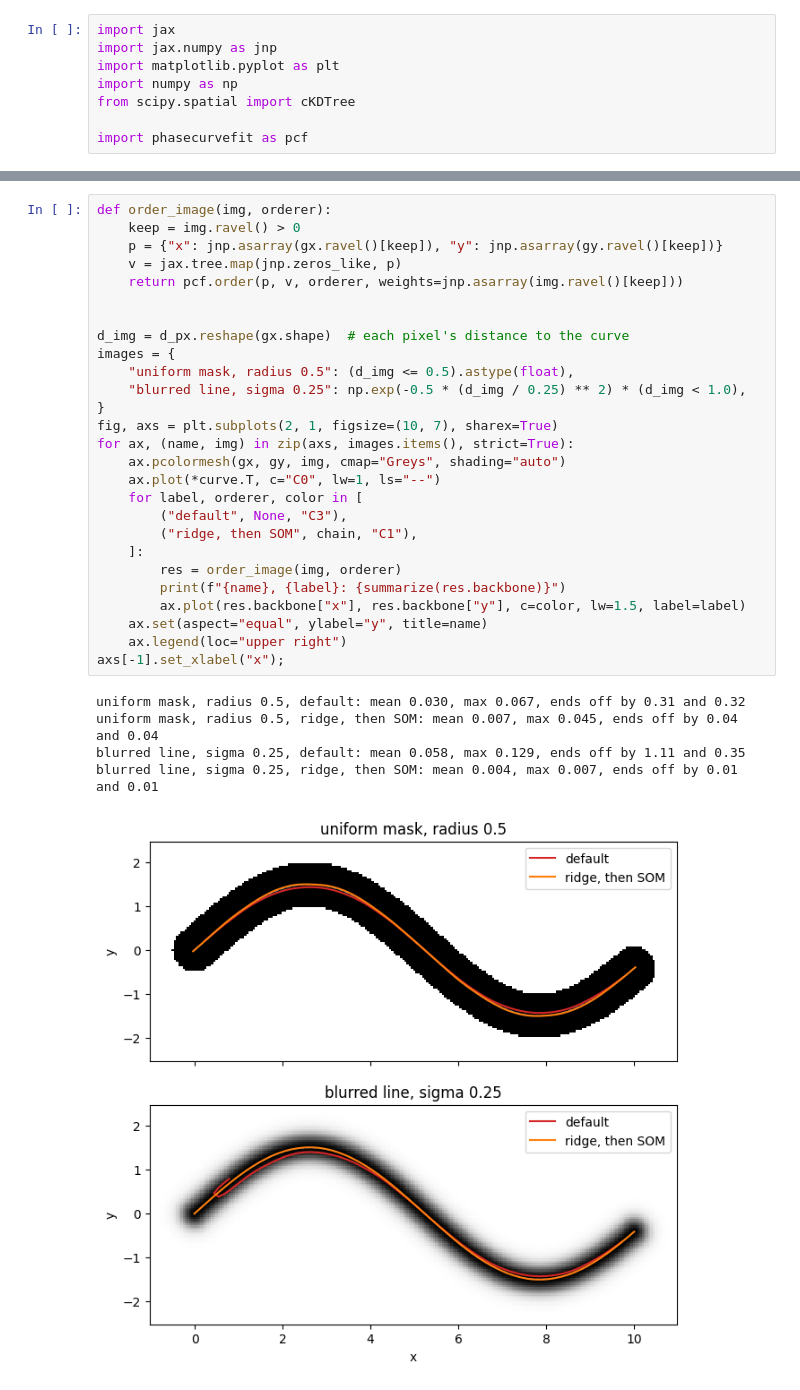
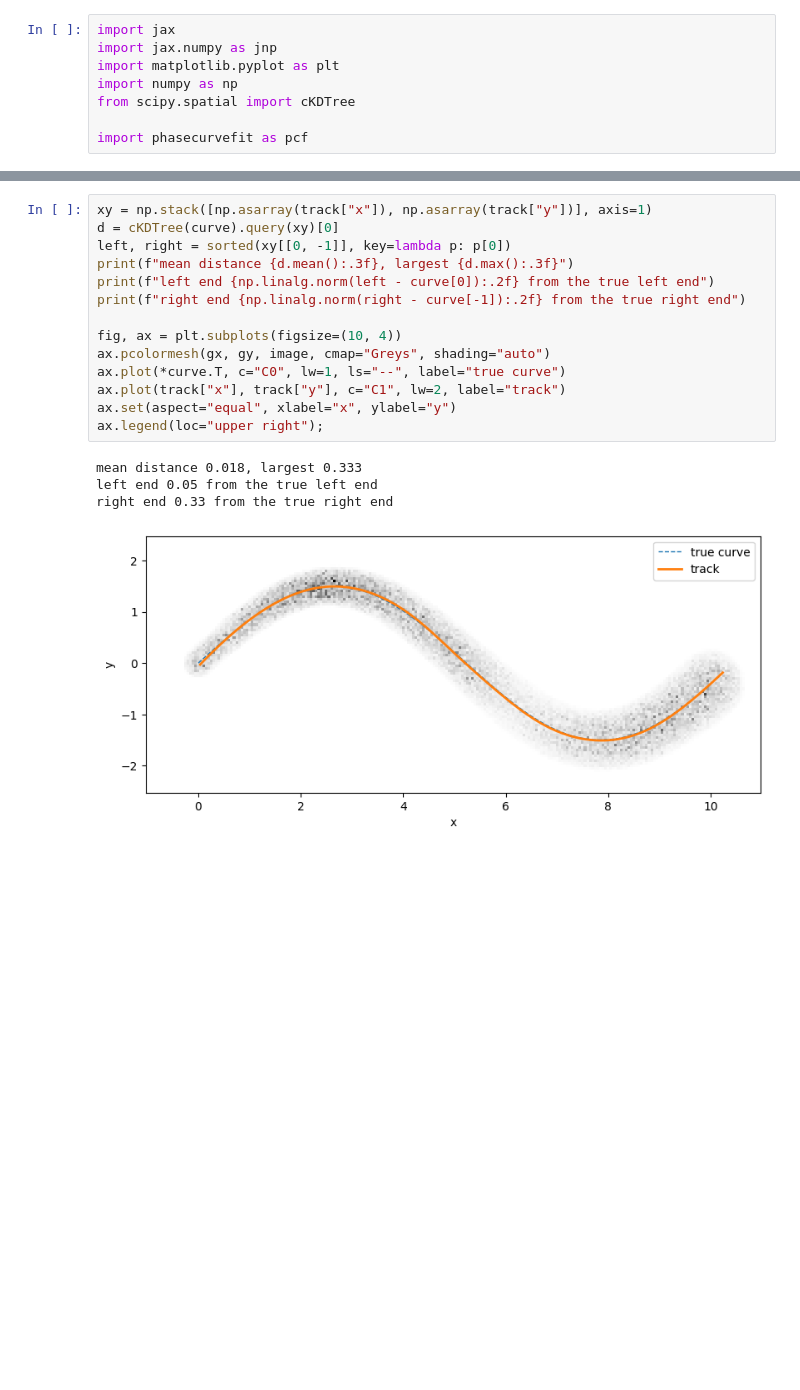
Before and after one commit to GalacticDynamics/phasecurvefit, a Jupyter notebook: docs/tutorials/density_fields.ipynb, the cells around one changed output, grey strips where cells are left out. Drawn from its saved outputs; the diff is of its cells as text; blank space fills up the shorter version.

```diff
--- a/docs/tutorials/density_fields.ipynb
+++ b/docs/tutorials/density_fields.ipynb
@@ -229,34 +130,20 @@ line from end to end:
 # %%
-def order_image(img, orderer):
-    keep = img.ravel() > 0
-    p = {"x": jnp.asarray(gx.ravel()[keep]), "y": jnp.asarray(gy.ravel()[keep])}
-    v = jax.tree.map(jnp.zeros_like, p)
-    return pcf.order(p, v, orderer, weights=jnp.asarray(img.ravel()[keep]))
+xy = np.stack([np.asarray(track["x"]), np.asarray(track["y"])], axis=1)
+d = cKDTree(curve).query(xy)[0]
+left, right = sorted(xy[[0, -1]], key=lambda p: p[0])
+print(f"mean distance {d.mean():.3f}, largest {d.max():.3f}")
+print(f"left end {np.linalg.norm(left - curve[0]):.2f} from the true left end")
+print(f"right end {np.linalg.norm(right - curve[-1]):.2f} from the true right end")
 
-
-d_img = d_px.reshape(gx.shape)  # each pixel's distance to the curve
-images = {
-    "uniform mask, radius 0.5": (d_img <= 0.5).astype(float),
-    "blurred line, sigma 0.25": np.exp(-0.5 * (d_img / 0.25) ** 2) * (d_img < 1.0),
-}
-fig, axs = plt.subplots(2, 1, figsize=(10, 7), sharex=True)
-for ax, (name, img) in zip(axs, images.items(), strict=True):
-    ax.pcolormesh(gx, gy, img, cmap="Greys", shading="auto")
-    ax.plot(*curve.T, c="C0", lw=1, ls="--")
-    for label, orderer, color in [
-        ("default", None, "C3"),
-        ("ridge, then SOM", chain, "C1"),
-    ]:
-        res = order_image(img, orderer)
-        print(f"{name}, {label}: {summarize(res.backbone)}")
-        ax.plot(res.backbone["x"], res.backbone["y"], c=color, lw=1.5, label=label)
-    ax.set(aspect="equal", ylabel="y", title=name)
-    ax.legend(loc="upper right")
-axs[-1].set_xlabel("x");
+fig, ax = plt.subplots(figsize=(10, 4))
+ax.pcolormesh(gx, gy, image, cmap="Greys", shading="auto")
+ax.plot(*curve.T, c="C0", lw=1, ls="--", label="true curve")
+ax.plot(track["x"], track["y"], c="C1", lw=2, label="track")
+ax.set(aspect="equal", xlabel="x", ylabel="y")
+ax.legend(loc="upper right");
 # %% [output]
-uniform mask, radius 0.5, default: mean 0.030, max 0.067, ends off by 0.31 and 0.32
-uniform mask, radius 0.5, ridge, then SOM: mean 0.007, max 0.045, ends off by 0.04 and 0.04
-blurred line, sigma 0.25, default: mean 0.058, max 0.129, ends off by 1.11 and 0.35
-blurred line, sigma 0.25, ridge, then SOM: mean 0.004, max 0.007, ends off by 0.01 and 0.01
+mean distance 0.018, largest 0.333
+left end 0.05 from the true left end
+right end 0.33 from the true right end
-[figure, old version]
+[figure, new version]
 # %% [markdown]
```
Also changed, not shown: parts of 14 cells of this notebook, 3 other files.
